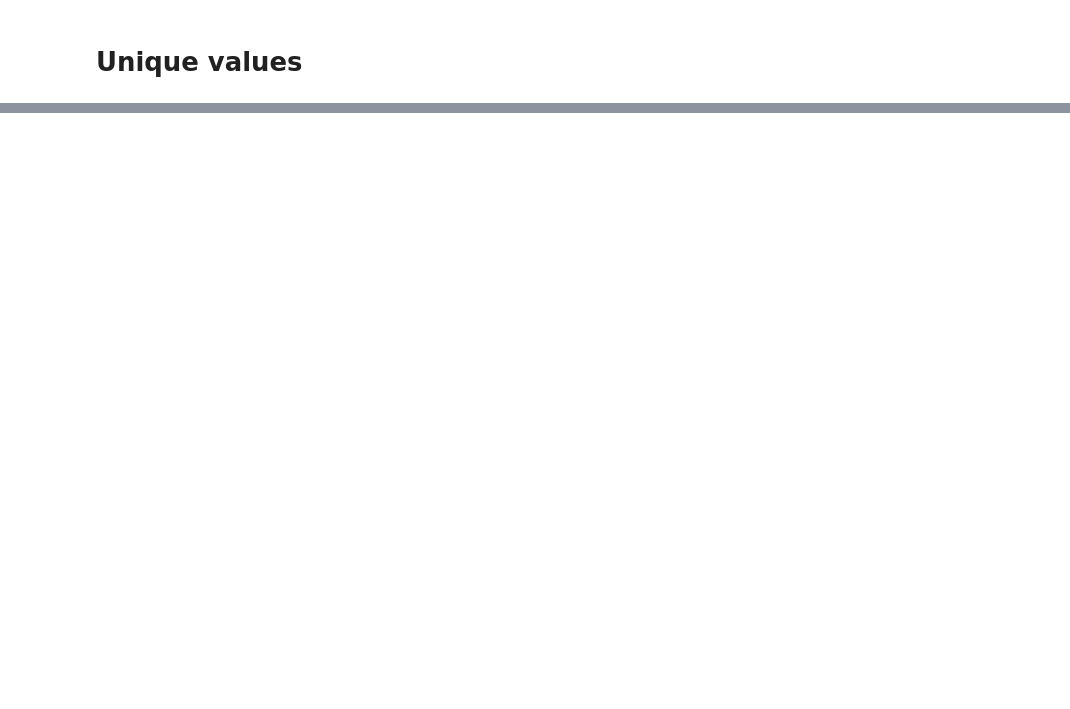
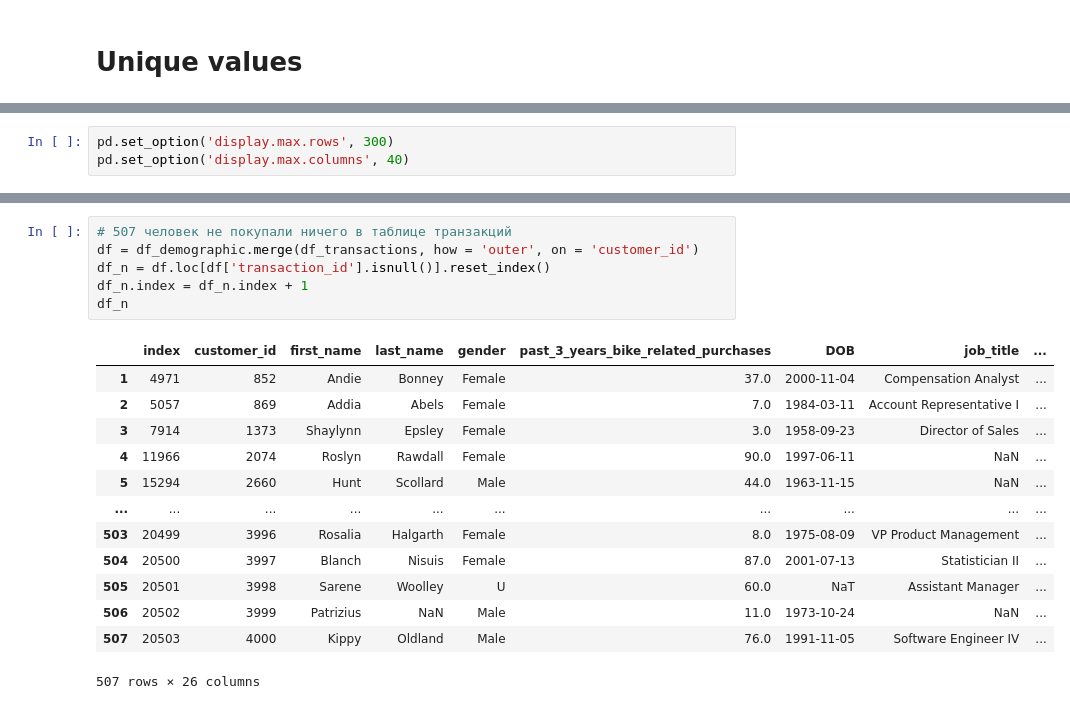
Before and after one commit to kaledinaoksana/KPMG-internship, a Jupyter notebook: KPMG_datacleaning.ipynb, the cells around one changed output, grey strips where cells are left out. Drawn from its saved outputs; the diff is of its cells as text; blank space fills up the shorter version.

Commit message:
add merge chek

```diff
--- a/KPMG_datacleaning.ipynb
+++ b/KPMG_datacleaning.ipynb
@@ -158,0 +279,3 @@ array(['NSW', 'QLD', 'VIC'], dtype=object)
+# %%
+pd.set_option('display.max.rows', 300)
+pd.set_option('display.max.columns', 40)
@@ -158,0 +315,20 @@ array(['NSW', 'QLD', 'VIC'], dtype=object)
+# %%
+# 507 человек не покупали ничего в таблице транзакций
+df = df_demographic.merge(df_transactions, how = 'outer', on = 'customer_id')
+df_n = df.loc[df['transaction_id'].isnull()].reset_index()
+df_n.index = df_n.index + 1
+df_n
+# %% [output]
+|  | index | customer_id | first_name | last_name | gender | past_3_years_bike_related_purchases | DOB | job_title | ... |
+| 1 | 4971 | 852 | Andie | Bonney | Female | 37.0 | 2000-11-04 | Compensation Analyst | ... |
+| 2 | 5057 | 869 | Addia | Abels | Female | 7.0 | 1984-03-11 | Account Representative I | ... |
+| 3 | 7914 | 1373 | Shaylynn | Epsley | Female | 3.0 | 1958-09-23 | Director of Sales | ... |
+| 4 | 11966 | 2074 | Roslyn | Rawdall | Female | 90.0 | 1997-06-11 | NaN | ... |
+| 5 | 15294 | 2660 | Hunt | Scollard | Male | 44.0 | 1963-11-15 | NaN | ... |
+| ... | ... | ... | ... | ... | ... | ... | ... | ... | ... |
+| 503 | 20499 | 3996 | Rosalia | Halgarth | Female | 8.0 | 1975-08-09 | VP Product Management | ... |
+| 504 | 20500 | 3997 | Blanch | Nisuis | Female | 87.0 | 2001-07-13 | Statistician II | ... |
+| 505 | 20501 | 3998 | Sarene | Woolley | U | 60.0 | NaT | Assistant Manager | ... |
+| 506 | 20502 | 3999 | Patrizius | NaN | Male | 11.0 | 1973-10-24 | NaN | ... |
+| 507 | 20503 | 4000 | Kippy | Oldland | Male | 76.0 | 1991-11-05 | Software Engineer IV | ... |
+507 rows × 26 columns
```
Also changed, not shown: parts of 24 cells of this notebook, 1 other file.
